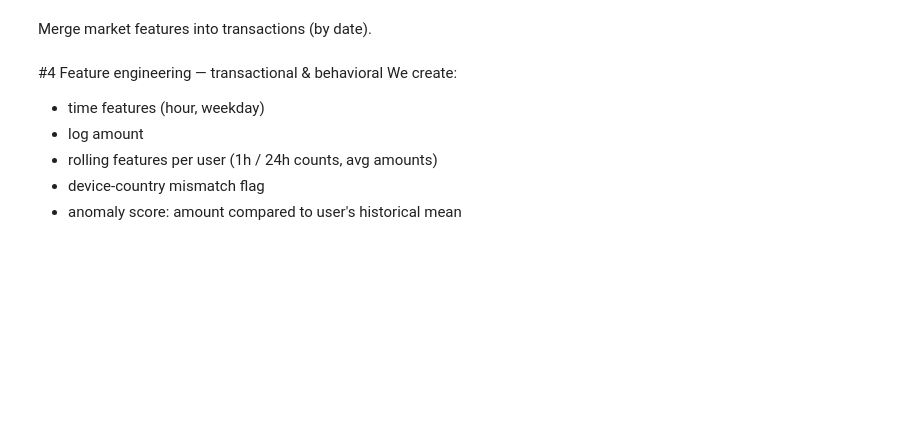
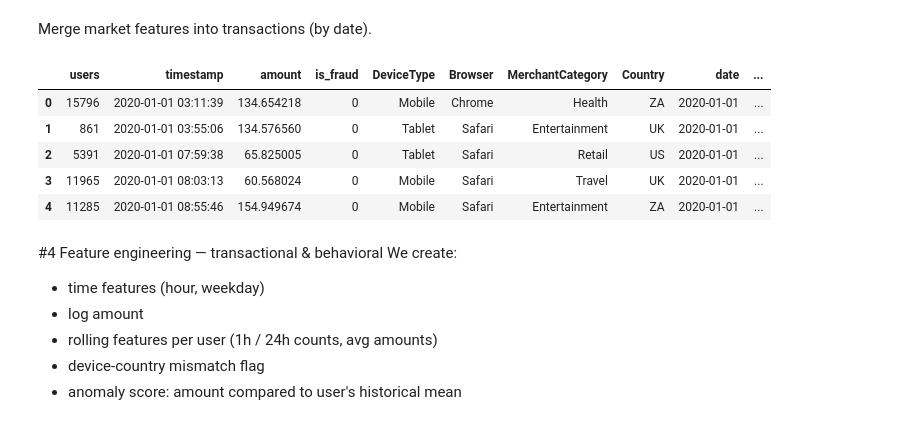
Before and after one commit to Nazzdam/Cyber-FraudPredict, a Jupyter notebook: PredictorProgramme.ipynb, the cells around one changed output. Cells and saved outputs as stored; diff of their text form; code cells hidden in the pictures; blank space fills up the shorter version.

```diff
--- a/PredictorProgramme.ipynb
+++ b/PredictorProgramme.ipynb
@@ -147,7 +155,7 @@ VixIndex=np.clip(VixIndex,10,None)
 
 #repo rate simulation
 RepoRate=np.full(len(dates),0.0675 ) #starts at 6.75%
-ChangeIndixes=np.random.choice(len(dates), size=int(0.002*len(dates)), replace=True)
+ChangeIndixes=np.random.choice(len(dates), size=int(0.002*len(dates)), replace=False)
 for idx in ChangeIndixes:
     RepoRate[idx:] += np.random.choice([0.25, -0.25, 0.5, -0.5]) #Changes in basis points
 
@@ -164,5 +172,6 @@ MarketData['UsdZarReturn7DayVol']=MarketData['UsdzarReturn'].rolling(7, min_peri
 MarketData['UsdZar7DayMean']=MarketData['VixIndex'].rolling(7, min_periods=1).mean().fillna(MarketData['VixIndex'])
 #Mark the stress when UsdZar is less than -2% or VIX index is above 20 or Repo rate above 8%
 MarketData['MarketStress']=((MarketData['UsdzarReturn'].abs() > 0.02) | (MarketData['VixIndex'] > MarketData['VixIndex'].quantile(0.90))).astype(int)
+MarketData.rename(columns={'UsdzarReturn': 'UsdZarReturn'}, inplace=True)
 
 MarketData.head()
@@ -171,11 +187,19 @@ Merge market features into transactions (by date).
 # %%
 #Merge market data with transaction data by date
 df['date']=pd.to_datetime(df['timestamp'].dt.date)
 df=df.merge(MarketData, on='date', how='left')
 
 #Fill empty market data for missing dates
-df['UsdZar', 'VixIndex', 'RepoRate', 'UsdZarReturn', 'UsdZarReturn7DayVol', 'UsdZar7DayMean', 'MarketStress']=df[['UsdZar', 'VixIndex', 'RepoRate', 'UsdZarReturn', 'UsdZarReturn7DayVol', 'UsdZar7DayMean', 'MarketStress']].fillna(method='ffill').fillna(0)
+df[['UsdZar', 'VixIndex', 'RepoRate', 'UsdZarReturn', 'UsdZarReturn7DayVol', 'UsdZar7DayMean', 'MarketStress']] = \
+    df[['UsdZar', 'VixIndex', 'RepoRate', 'UsdZarReturn', 'UsdZarReturn7DayVol', 'UsdZar7DayMean', 'MarketStress']].fillna(method='ffill').fillna(0)
 df.head()
+# %% [output]
+|  | users | timestamp | amount | is_fraud | DeviceType | Browser | MerchantCategory | Country | date | ... |
+| 0 | 15796 | 2020-01-01 03:11:39 | 134.654218 | 0 | Mobile | Chrome | Health | ZA | 2020-01-01 | ... |
+| 1 | 861 | 2020-01-01 03:55:06 | 134.576560 | 0 | Tablet | Safari | Entertainment | UK | 2020-01-01 | ... |
+| 2 | 5391 | 2020-01-01 07:59:38 | 65.825005 | 0 | Tablet | Safari | Retail | US | 2020-01-01 | ... |
+| 3 | 11965 | 2020-01-01 08:03:13 | 60.568024 | 0 | Mobile | Safari | Travel | UK | 2020-01-01 | ... |
+| 4 | 11285 | 2020-01-01 08:55:46 | 154.949674 | 0 | Mobile | Safari | Entertainment | ZA | 2020-01-01 | ... |
 # %% [markdown]
 #4 Feature engineering — transactional & behavioral
 We create:
```
Also changed, not shown: parts of 3 cells of this notebook.
